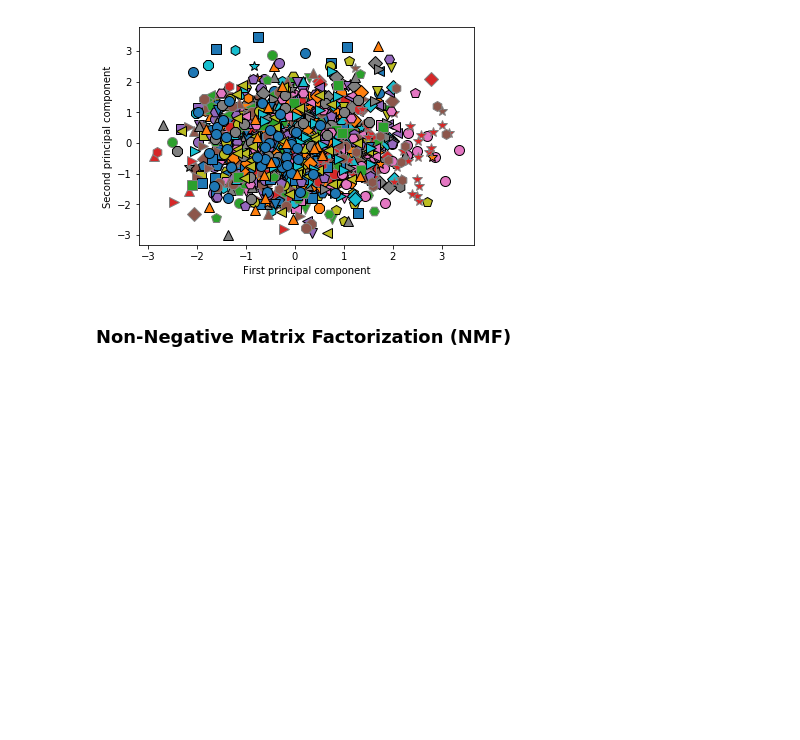
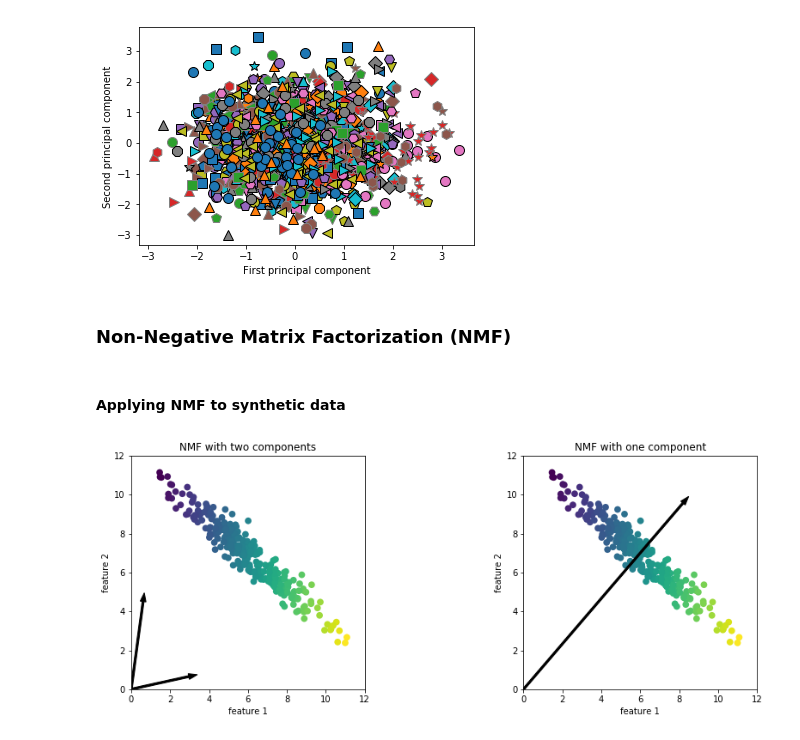
Before and after one commit to rodferro/introduction-to-ml, a Jupyter notebook: 03-unsupervised-learning.ipynb, the cells around one changed output. Cells and saved outputs as stored; diff of their text form; code cells hidden in the pictures; blank space fills up the shorter version.

```diff
--- a/03-unsupervised-learning.ipynb
+++ b/03-unsupervised-learning.ipynb
@@ -401,3 +401,9 @@ Text(0,0.5,'Second principal component')
 [figure]
 # %% [markdown]
 ### Non-Negative Matrix Factorization (NMF)
+# %% [markdown]
+#### Applying NMF to synthetic data
+# %%
+mglearn.plots.plot_nmf_illustration()
+# %% [output]
+[figure, added]
```
Also changed, not shown: parts of 9 cells of this notebook.
